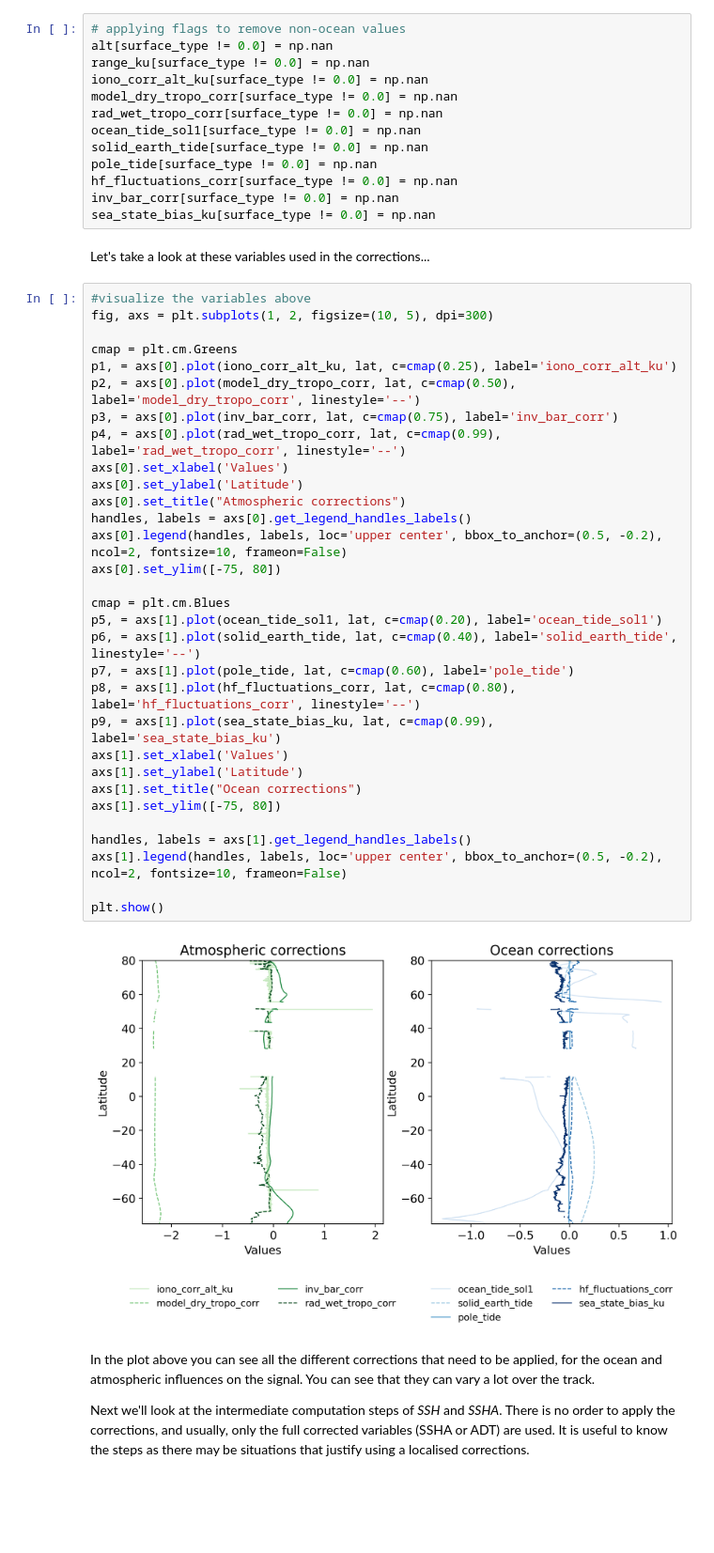
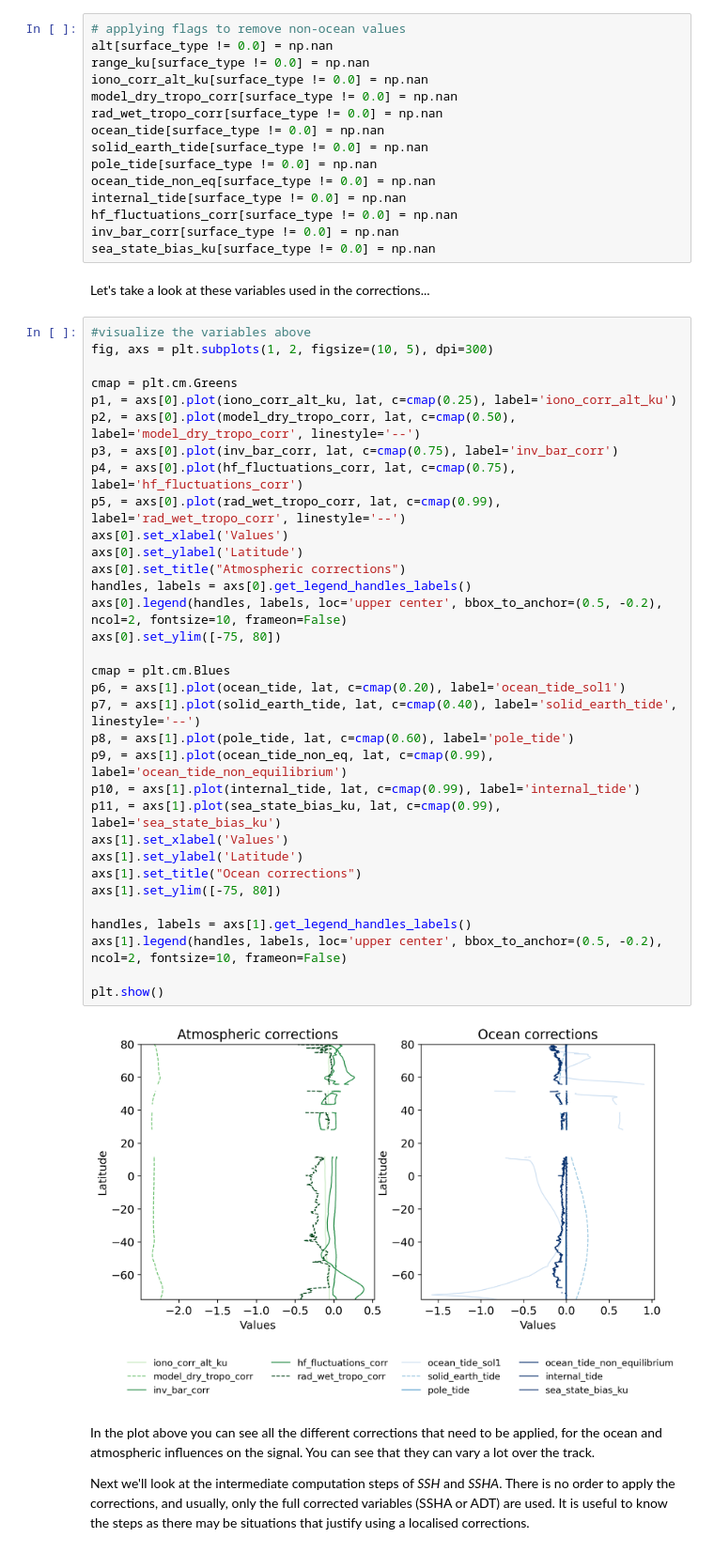
Before and after one commit to wekeo/learn-sral, a Jupyter notebook: 1_SRAL_introductory/1_6_SRAL_SSHA.ipynb, the cells around one changed output. Shown at 94% size. Drawn from its saved outputs; the diff is of its cells as text; blank space fills up the shorter version.

```diff
--- a/1_SRAL_introductory/1_6_SRAL_SSHA.ipynb
+++ b/1_SRAL_introductory/1_6_SRAL_SSHA.ipynb
@@ -169,9 +168,11 @@ range_ku[surface_type != 0.0] = np.nan
 iono_corr_alt_ku[surface_type != 0.0] = np.nan
 model_dry_tropo_corr[surface_type != 0.0] = np.nan
 rad_wet_tropo_corr[surface_type != 0.0] = np.nan
-ocean_tide_sol1[surface_type != 0.0] = np.nan
+ocean_tide[surface_type != 0.0] = np.nan
 solid_earth_tide[surface_type != 0.0] = np.nan
 pole_tide[surface_type != 0.0] = np.nan
+ocean_tide_non_eq[surface_type != 0.0] = np.nan
+internal_tide[surface_type != 0.0] = np.nan
 hf_fluctuations_corr[surface_type != 0.0] = np.nan
 inv_bar_corr[surface_type != 0.0] = np.nan
 sea_state_bias_ku[surface_type != 0.0] = np.nan
@@ -180,36 +181,38 @@ Let's take a look at these variables used in the corrections...
 # %%
 #visualize the variables above
 fig, axs = plt.subplots(1, 2, figsize=(10, 5), dpi=300)
 
 cmap = plt.cm.Greens
 p1, = axs[0].plot(iono_corr_alt_ku, lat, c=cmap(0.25), label='iono_corr_alt_ku')
 p2, = axs[0].plot(model_dry_tropo_corr, lat, c=cmap(0.50), label='model_dry_tropo_corr', linestyle='--')
 p3, = axs[0].plot(inv_bar_corr, lat, c=cmap(0.75), label='inv_bar_corr')
-p4, = axs[0].plot(rad_wet_tropo_corr, lat, c=cmap(0.99), label='rad_wet_tropo_corr', linestyle='--')
+p4, = axs[0].plot(hf_fluctuations_corr, lat, c=cmap(0.75), label='hf_fluctuations_corr')
+p5, = axs[0].plot(rad_wet_tropo_corr, lat, c=cmap(0.99), label='rad_wet_tropo_corr', linestyle='--')
 axs[0].set_xlabel('Values')
 axs[0].set_ylabel('Latitude')
 axs[0].set_title("Atmospheric corrections")
 handles, labels = axs[0].get_legend_handles_labels()
 axs[0].legend(handles, labels, loc='upper center', bbox_to_anchor=(0.5, -0.2), ncol=2, fontsize=10, frameon=False)
 axs[0].set_ylim([-75, 80])
 
 cmap = plt.cm.Blues
-p5, = axs[1].plot(ocean_tide_sol1, lat, c=cmap(0.20), label='ocean_tide_sol1')
-p6, = axs[1].plot(solid_earth_tide, lat, c=cmap(0.40), label='solid_earth_tide', linestyle='--')
-p7, = axs[1].plot(pole_tide, lat, c=cmap(0.60), label='pole_tide')
-p8, = axs[1].plot(hf_fluctuations_corr, lat, c=cmap(0.80), label='hf_fluctuations_corr', linestyle='--')
-p9, = axs[1].plot(sea_state_bias_ku, lat, c=cmap(0.99), label='sea_state_bias_ku')
+p6, = axs[1].plot(ocean_tide, lat, c=cmap(0.20), label='ocean_tide_sol1')
+p7, = axs[1].plot(solid_earth_tide, lat, c=cmap(0.40), label='solid_earth_tide', linestyle='--')
+p8, = axs[1].plot(pole_tide, lat, c=cmap(0.60), label='pole_tide')
+p9, = axs[1].plot(ocean_tide_non_eq, lat, c=cmap(0.99), label='ocean_tide_non_equilibrium')
+p10, = axs[1].plot(internal_tide, lat, c=cmap(0.99), label='internal_tide')
+p11, = axs[1].plot(sea_state_bias_ku, lat, c=cmap(0.99), label='sea_state_bias_ku')
 axs[1].set_xlabel('Values')
 axs[1].set_ylabel('Latitude')
 axs[1].set_title("Ocean corrections")
 axs[1].set_ylim([-75, 80])
 
 handles, labels = axs[1].get_legend_handles_labels()
 axs[1].legend(handles, labels, loc='upper center', bbox_to_anchor=(0.5, -0.2), ncol=2, fontsize=10, frameon=False)
 
 plt.show()
 # %% [output]
-[figure, old version]
+[figure, new version]
 # %% [markdown]
 In the plot above you can see all the different corrections that need to be applied, for the ocean and atmospheric influences on the signal. You can see that they can vary a lot over the track.
 
```
Also changed, not shown: parts of 5 cells of this notebook, 9 other files.
